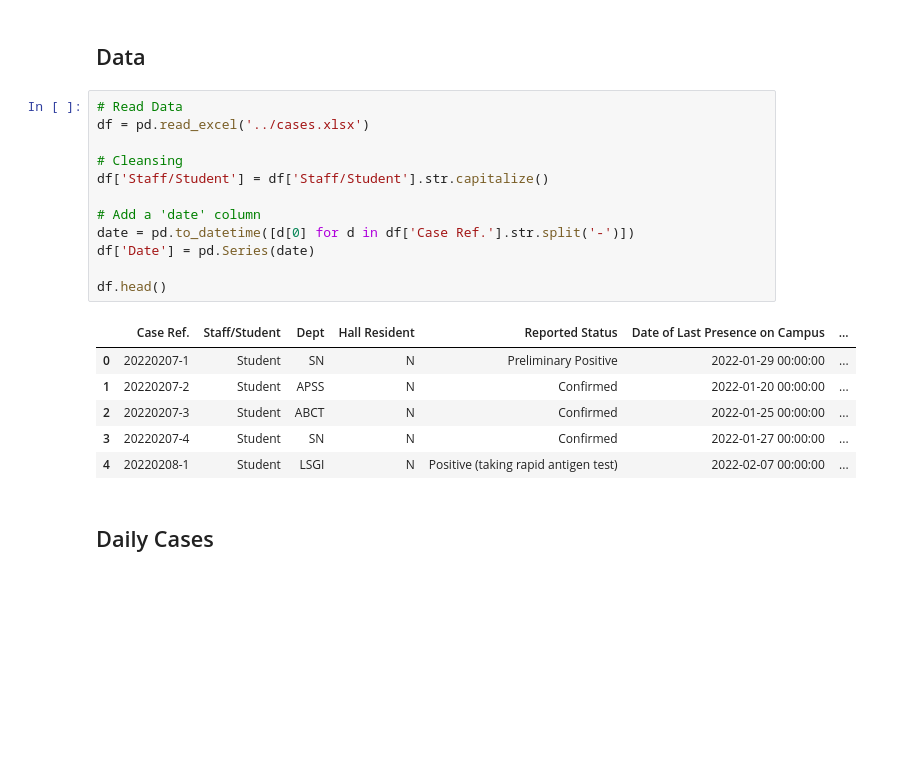
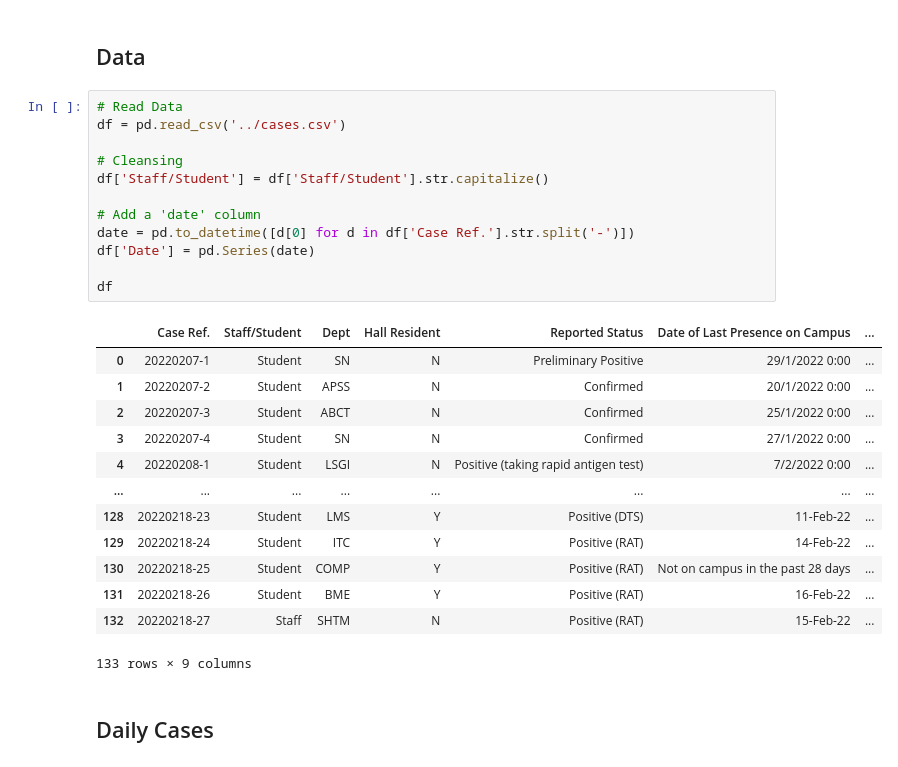
Before and after one commit to McXD/polyu-covid, a Jupyter notebook: nb/plots.ipynb, the cells around one changed output. Cells and saved outputs as stored; diff of their text form; blank space fills up the shorter version.

```diff
--- a/nb/plots.ipynb
+++ b/nb/plots.ipynb
@@ -4,23 +4,30 @@ import pandas as pd
 ## Data
 # %%
 # Read Data
-df = pd.read_excel('../cases.xlsx')
+df = pd.read_csv('../cases.csv')
 
 # Cleansing
 df['Staff/Student'] = df['Staff/Student'].str.capitalize()
 
 # Add a 'date' column
 date = pd.to_datetime([d[0] for d in df['Case Ref.'].str.split('-')])
 df['Date'] = pd.Series(date)
 
-df.head()
+df
 # %% [output]
 |  | Case Ref. | Staff/Student | Dept | Hall Resident | Reported Status | Date of Last Presence on Campus | ... |
-| 0 | 20220207-1 | Student | SN | N | Preliminary Positive | 2022-01-29 00:00:00 | ... |
-| 1 | 20220207-2 | Student | APSS | N | Confirmed | 2022-01-20 00:00:00 | ... |
-| 2 | 20220207-3 | Student | ABCT | N | Confirmed | 2022-01-25 00:00:00 | ... |
-| 3 | 20220207-4 | Student | SN | N | Confirmed | 2022-01-27 00:00:00 | ... |
-| 4 | 20220208-1 | Student | LSGI | N | Positive (taking rapid antigen test) | 2022-02-07 00:00:00 | ... |
+| 0 | 20220207-1 | Student | SN | N | Preliminary Positive | 29/1/2022 0:00 | ... |
+| 1 | 20220207-2 | Student | APSS | N | Confirmed | 20/1/2022 0:00 | ... |
+| 2 | 20220207-3 | Student | ABCT | N | Confirmed | 25/1/2022 0:00 | ... |
+| 3 | 20220207-4 | Student | SN | N | Confirmed | 27/1/2022 0:00 | ... |
+| 4 | 20220208-1 | Student | LSGI | N | Positive (taking rapid antigen test) | 7/2/2022 0:00 | ... |
+| ... | ... | ... | ... | ... | ... | ... | ... |
+| 128 | 20220218-23 | Student | LMS | Y | Positive (DTS) | 11-Feb-22 | ... |
+| 129 | 20220218-24 | Student | ITC | Y | Positive (RAT) | 14-Feb-22 | ... |
+| 130 | 20220218-25 | Student | COMP | Y | Positive (RAT) | Not on campus in the past 28 days | ... |
+| 131 | 20220218-26 | Student | BME | Y | Positive (RAT) | 16-Feb-22 | ... |
+| 132 | 20220218-27 | Staff | SHTM | N | Positive (RAT) | 15-Feb-22 | ... |
+133 rows × 9 columns
 # %% [markdown]
 ## Daily Cases
 # %%
```
Also changed, not shown: 2 other files.
